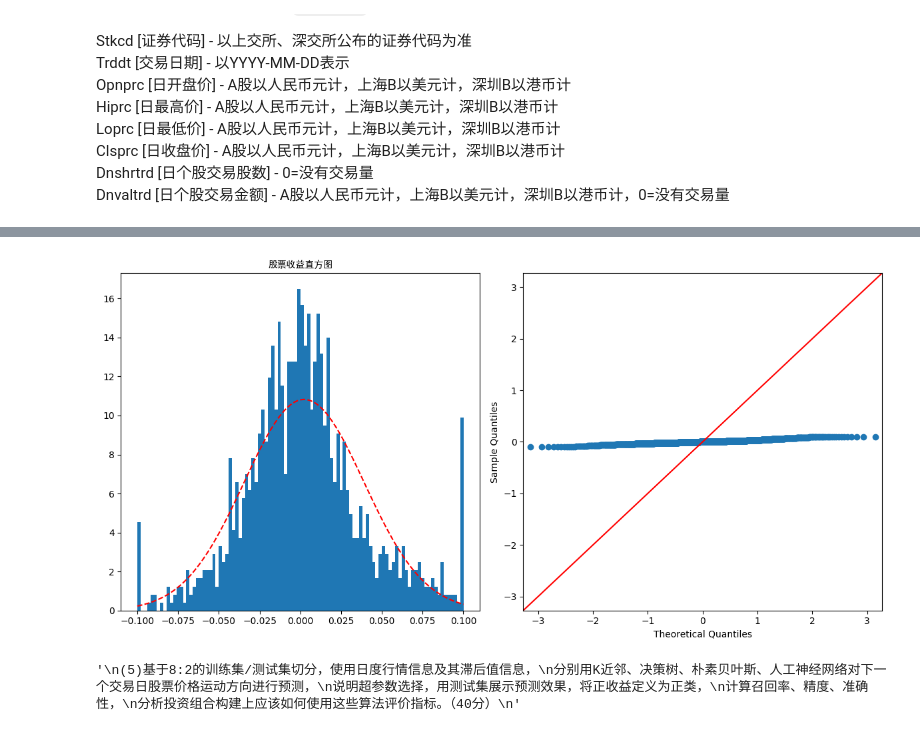
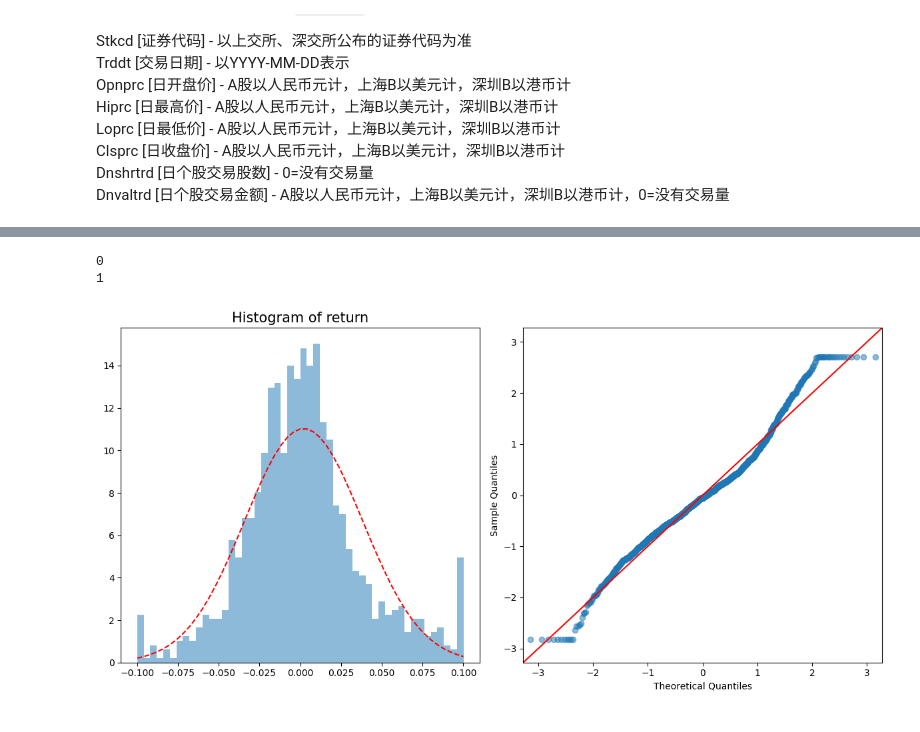
Before and after one commit to sfcs0311/AllThings, a Jupyter notebook: 大数据/大作业/main.ipynb, the cells around one changed output, grey strips where cells are left out. Cells and saved outputs as stored; diff of their text form; code cells hidden in the pictures.

```diff
--- a/大数据/大作业/main.ipynb
+++ b/大数据/大作业/main.ipynb
@@ -106,5 +88,5 @@ plt.show()
 # %%
-# (2)将正收益/负收益的股票分别用1/0进行标签，给数据增加标签列。（10分）
-data['label'] = np.where(data['ret'] > 0, 1, 0)
-data.head()
+# (2)将收盘价高于开盘价的交易日用1进行标注，其他用0进行标注，给数据增加标签列。（10分）
+data['label'] = np.where(data['close'] > data['open'], 1, 0)
+data.head(10)
 # %% [output]
@@ -149,31 +105,34 @@ data.describe()
-# %%
-data.dropna(inplace=True)
+# %%
+# (3)用收盘价计算日度收益率，增加日度收益率这个字段。对数据进行预处理，检查数据是否存在缺失值、无穷大值，将缺失值和无穷大值用0代替。（10分）
+data['return'] = data['close'].pct_change()
+print(data['return'].isin([np.inf, -np.inf]).sum())
+# 从结果来看没有无穷值
+print(data['return'].isnull().sum())
+# 从结果来看有缺失值
+data['return'].fillna(0, inplace=True)
+# %% [output]
+0
+1
 # %%
-# (4)画出股票收益的直方图，判断股票收益是否服从正态分布。（10分）
+# (4)画出股票日度收益的直方图，分析股票收益分布的特征。（10分）
+# 绘制直方图
 plt.figure(figsize=(12,6))
 ax1 = plt.subplot(121)
-bins=100
-n,bins,patches = ax1.hist(data['ret'], bins=bins, density=True)
-mean = data['ret'].mean()
-std = data['ret'].std()
+bins=50
+n,bins,patches = ax1.hist(data['return'],alpha=0.5, bins=bins, density=True,label='return')
+
+# 绘制正态分布曲线
+mean = data['return'].mean()
+std = data['return'].std()
 y = norm.pdf(bins, mean, std)
-ax1.plot(bins, y, 'r--')
-ax1.set_title('股票收益直方图', fontproperties=font_prop)
+ax1.plot(bins, y, 'r--', label='normal distribution')
+ax1.set_title('Histogram of return', fontsize=15)
+
 # 绘制QQ图
 import statsmodels.api as sm
 ax2 = plt.subplot(122)
-sm.qqplot(data['ret'], ax=ax2, line='45')
+sm.qqplot((data['return']-mean)/std, ax=ax2, line='45',alpha=0.5)
 plt.tight_layout()
 plt.show()
 # %% [output]
-[figure, old version]
+[figure, new version]
-# %%
-'''
-(5)基于8:2的训练集/测试集切分，使用日度行情信息及其滞后值信息，
-分别用K近邻、决策树、朴素贝叶斯、人工神经网络对下一个交易日股票价格运动方向进行预测，
-说明超参数选择，用测试集展示预测效果，将正收益定义为正类，
-计算召回率、精度、准确性，
-分析投资组合构建上应该如何使用这些算法评价指标。（40分）
-'''
-# %% [output]
-'\n(5)基于8:2的训练集/测试集切分，使用日度行情信息及其滞后值信息，\n分别用K近邻、决策树、朴素贝叶斯、人工神经网络对下一个交易日股票价格运动方向进行预测，\n说明超参数选择，用测试集展示预测效果，将正收益定义为正类，\n计算召回率、精度、准确性，\n分析投资组合构建上应该如何使用这些算法评价指标。（40分）\n'
```
Also changed, not shown: parts of 28 cells of this notebook, 2 other files.
